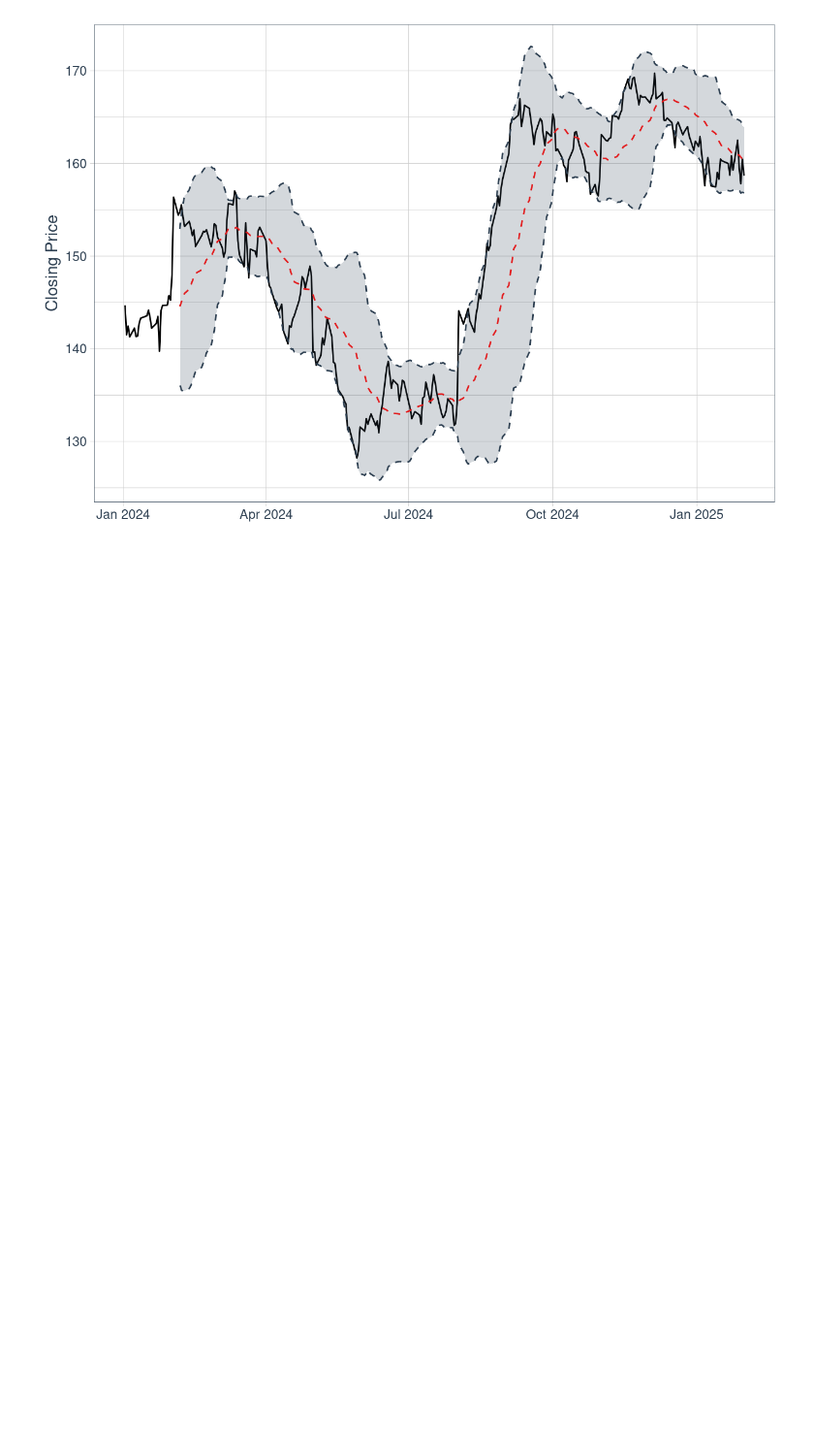
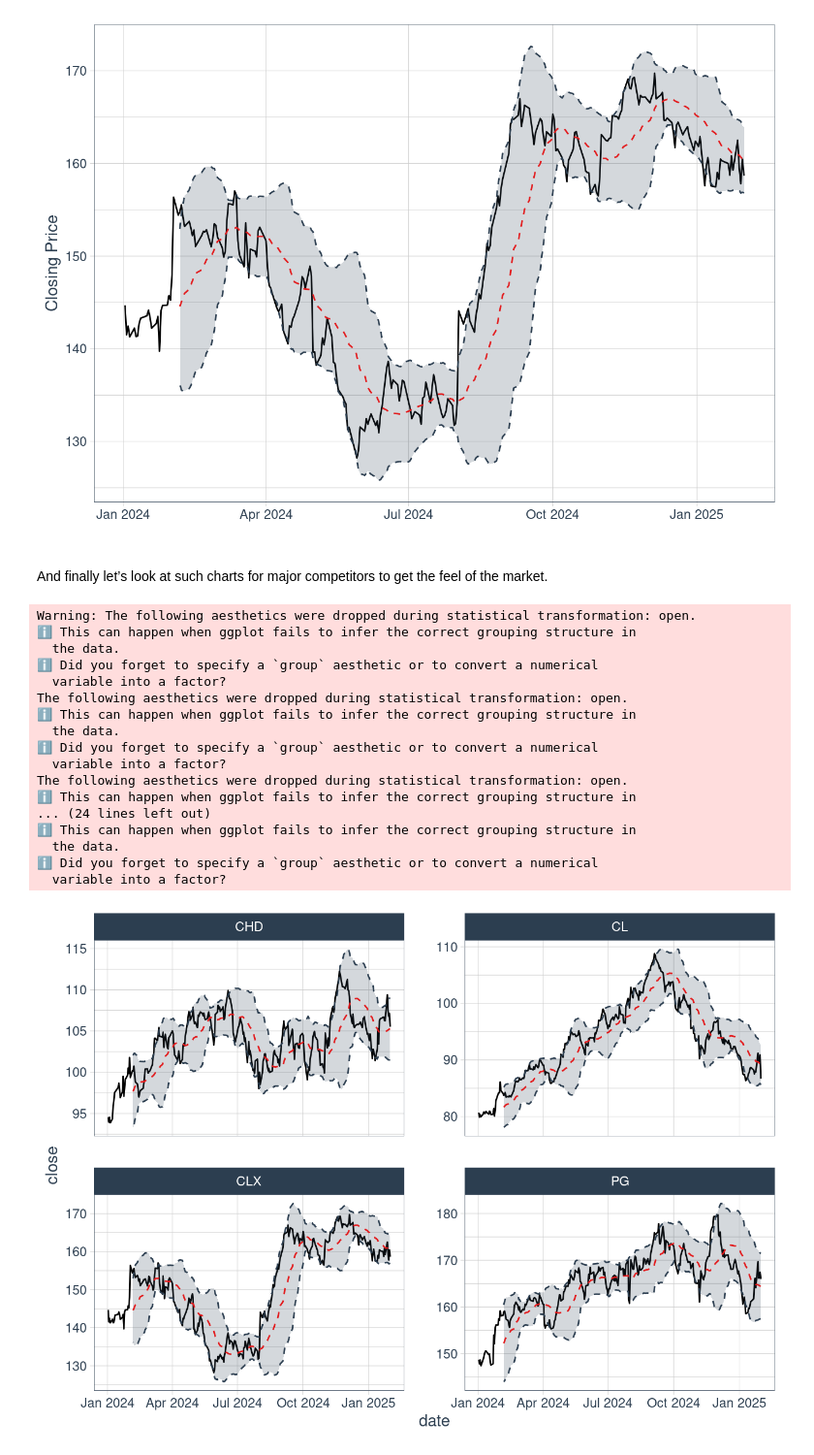
Before and after one commit to ds-an/computational-finance-project, a Jupyter notebook: _output/notebooks/technical.out.ipynb, the cells around one changed output. Shown at 97% size. Cells and saved outputs as stored; diff of their text form; code cells hidden in the pictures; blank space fills up the shorter version.

```diff
--- a/_output/notebooks/technical.out.ipynb
+++ b/_output/notebooks/technical.out.ipynb
@@ -88,4 +88,42 @@ The following aesthetics were dropped during statistical transformation: open.
 ℹ Did you forget to specify a `group` aesthetic or to convert a numerical
   variable into a factor?
 [figure]
+# %% [markdown]
+And finally let’s look at such charts for major competitors to get the feel of the market.
+# %%
+library(tidyquant)
+library(ggplot2)
+library(dplyr)
+prices <- tq_get(c("CLX", "CL", "PG", "CHD"), get = "stock.prices", from = "2024-01-01",
+  to = "2025-02-01")
+prices |>
+  ggplot(aes(x = date, y = close, open = open,
+              high = high, low = low, close = close)) +
+    geom_line() +
+    geom_bbands(ma_fun = SMA, sd = 2, n = 25,
+                linetype = 2, size = 0.5, alpha = 0.2,
+                fill        = palette_light()[[1]],
+                color_bands = palette_light()[[1]],
+                color_ma    = palette_light()[[2]]) +
+    facet_wrap(~ symbol, ncol = 2, scales = "free_y") +
+    theme_tq()
+# %% [output]
+Warning: The following aesthetics were dropped during statistical transformation: open.
+ℹ This can happen when ggplot fails to infer the correct grouping structure in
+  the data.
+ℹ Did you forget to specify a `group` aesthetic or to convert a numerical
+  variable into a factor?
+The following aesthetics were dropped during statistical transformation: open.
+ℹ This can happen when ggplot fails to infer the correct grouping structure in
+  the data.
+ℹ Did you forget to specify a `group` aesthetic or to convert a numerical
+  variable into a factor?
+The following aesthetics were dropped during statistical transformation: open.
+ℹ This can happen when ggplot fails to infer the correct grouping structure in
+... (24 lines left out)
+ℹ This can happen when ggplot fails to infer the correct grouping structure in
+  the data.
+ℹ Did you forget to specify a `group` aesthetic or to convert a numerical
+  variable into a factor?
+[figure, added]
 # %% [markdown]
```
Also changed, not shown: parts of 2 cells of this notebook, 46 other files.
